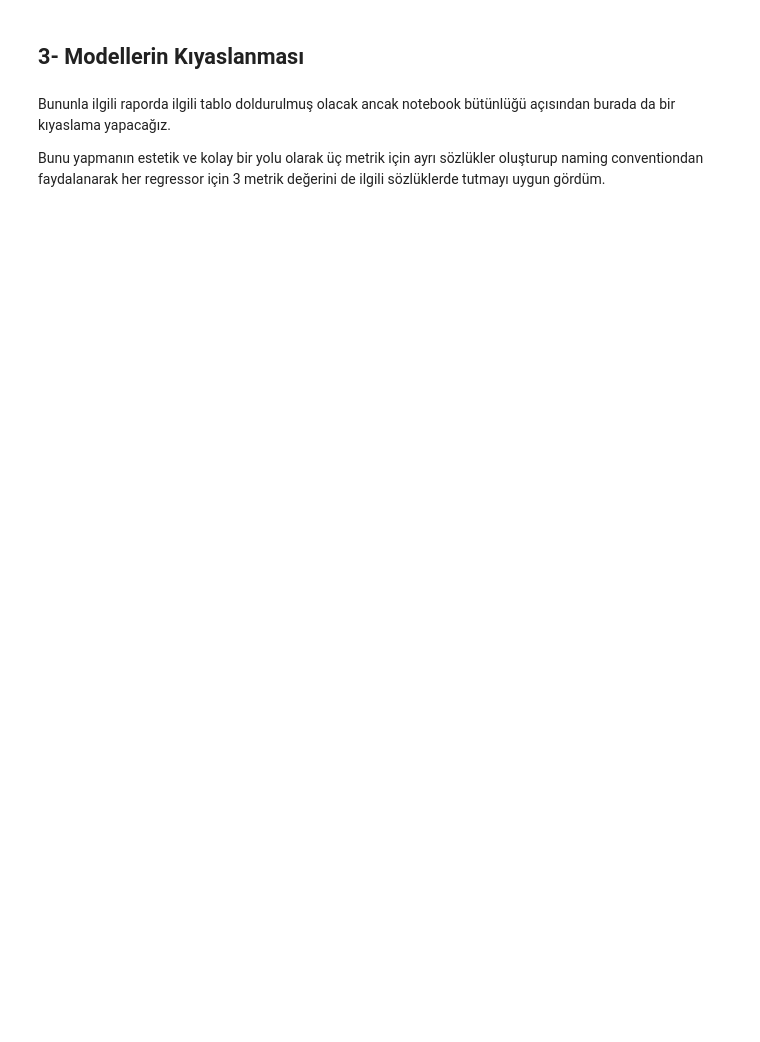
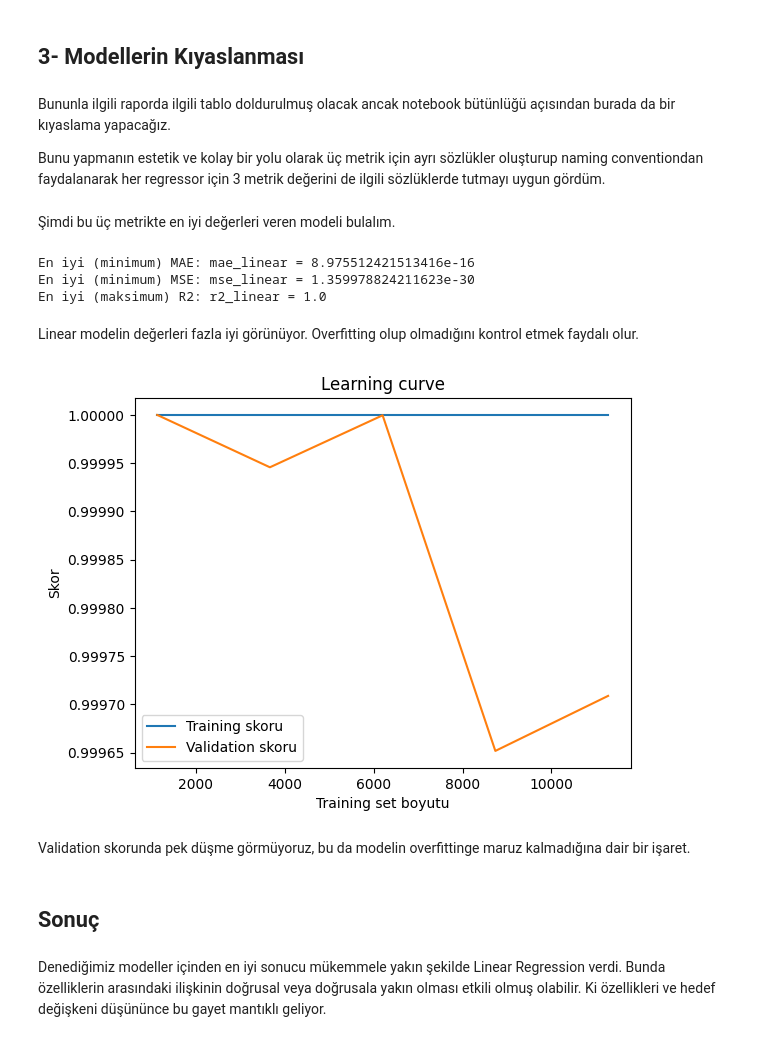
Before and after one commit to BoraDere/HUAI-ARGE, a Jupyter notebook: Canadian house prices for top cities/reg.ipynb, the cells around one changed output. Cells and saved outputs as stored; diff of their text form; code cells hidden in the pictures; blank space fills up the shorter version.

```diff
--- a/Canadian house prices for top cities/reg.ipynb
+++ b/Canadian house prices for top cities/reg.ipynb
@@ -550,11 +554,11 @@ En iyi parametreler: {'activation': 'identity', 'alpha': 0.007606147516408584, '
 # %%
 model = MLPRegressor(
-    activation='logistic',
-    alpha= 0.005065611906830777,
-    hidden_layer_sizes=(50,),
-    learning_rate='invscaling',
-    learning_rate_init=0.003976351745093108,
-    max_iter=400,
+    activation='identity',
+    alpha=0.0028887135259218185,
+    hidden_layer_sizes=(50, 50),
+    learning_rate='adaptive',
+    learning_rate_init=0.009563242918780926,
+    max_iter=300,
     solver='lbfgs')
 
 model.fit(X_train, y_train)
@@ -634,3 +638,42 @@ abbs = ['linear', 'knn', 'rfr', 'svr', 'mlpr', 'hgbr']
 MAEs = {('mae_' + i): globals()['mae_' + i] for i in abbs}
 MSEs = {('mse_' + i): globals()['mse_' + i] for i in abbs}
 R2s = {('r2_' + i): globals()['r2_' + i] for i in abbs}
+# %% [markdown]
+Şimdi bu üç metrikte en iyi değerleri veren modeli bulalım.
+# %%
+print(f"En iyi (minimum) MAE: {min(MAEs, key=MAEs.get)} = {MAEs[min(MAEs, key=MAEs.get)]}")
+print(f"En iyi (minimum) MSE: {min(MSEs, key=MSEs.get)} = {MSEs[min(MSEs, key=MSEs.get)]}")
+print(f"En iyi (maksimum) R2: {max(R2s, key=R2s.get)} = {R2s[max(R2s, key=R2s.get)]}")
+# %% [output]
+En iyi (minimum) MAE: mae_linear = 8.975512421513416e-16
+En iyi (minimum) MSE: mse_linear = 1.359978824211623e-30
+En iyi (maksimum) R2: r2_linear = 1.0
+# %% [markdown]
+Linear modelin değerleri fazla iyi görünüyor. Overfitting olup olmadığını kontrol etmek faydalı olur.
+# %%
+import numpy as np
+from sklearn.model_selection import learning_curve
+
+model = LinearRegression()
+
+train_sizes, train_scores, validation_scores = learning_curve(model, X_train, y_train, cv=5)
+
+train_scores_mean = np.mean(train_scores, axis=1)
+validation_scores_mean = np.mean(validation_scores, axis=1)
+
+plt.plot(train_sizes, train_scores_mean, label='Training skoru')
+plt.plot(train_sizes, validation_scores_mean, label='Validation skoru')
+
+plt.title('Learning curve')
+plt.xlabel('Training set boyutu')
+plt.ylabel('Skor')
+plt.legend(loc='best')
+plt.show()
+# %% [output]
+[figure, added]
+# %% [markdown]
+Validation skorunda pek düşme görmüyoruz, bu da modelin overfittinge maruz kalmadığına dair bir işaret.
+# %% [markdown]
+## Sonuç
+# %% [markdown]
+Denediğimiz modeller içinden en iyi sonucu mükemmele yakın şekilde Linear Regression verdi. Bunda özelliklerin arasındaki ilişkinin doğrusal veya doğrusala yakın olması etkili olmuş olabilir. Ki özellikleri ve hedef değişkeni düşününce bu gayet mantıklı geliyor.
```
Also changed, not shown: parts of 7 cells of this notebook.
